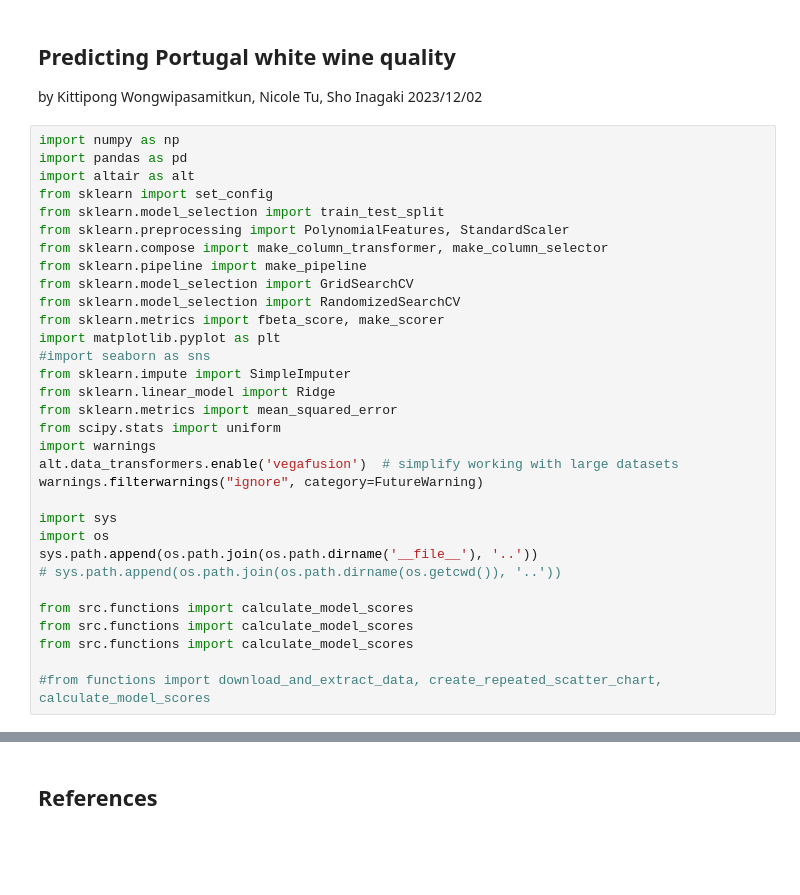
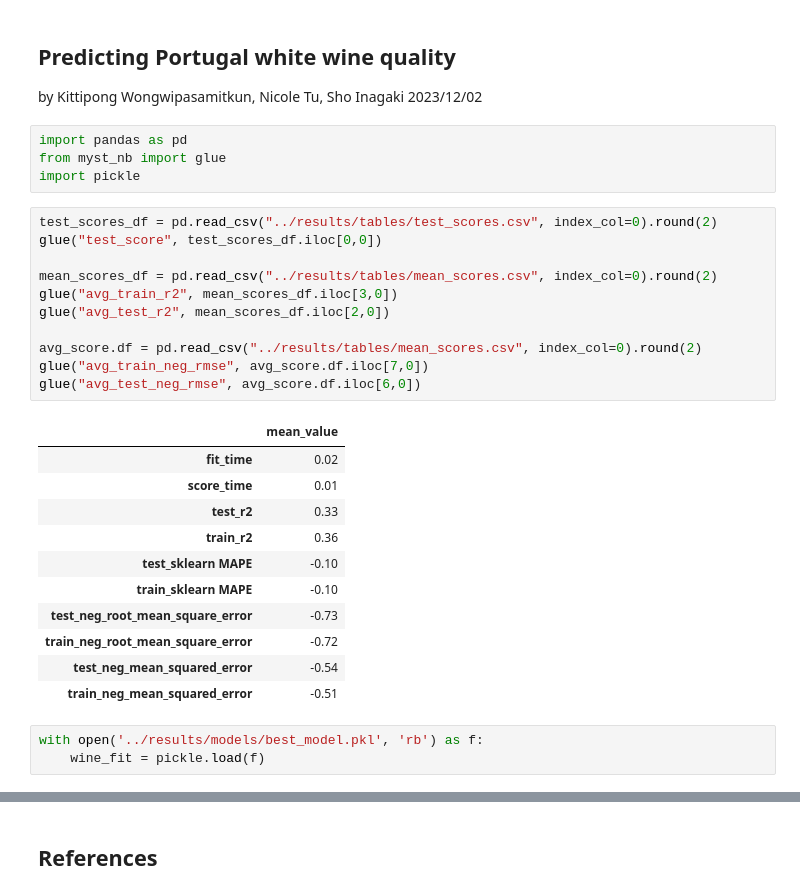
Before and after one commit to UBC-MDS/DSCI_522_group16, a Jupyter notebook: report/portugal_white_wine_quality_predictor_report.ipynb, the cells around one changed output, grey strips where cells are left out. Drawn from its saved outputs; the diff is of its cells as text; blank space fills up the shorter version.

```diff
--- a/report/portugal_white_wine_quality_predictor_report.ipynb
+++ b/report/portugal_white_wine_quality_predictor_report.ipynb
@@ -3,35 +3,33 @@
 
 by Kittipong Wongwipasamitkun, Nicole Tu, Sho Inagaki
 2023/12/02
-# %%
-import numpy as np
-import pandas as pd
-import altair as alt
-from sklearn import set_config
-from sklearn.model_selection import train_test_split
-from sklearn.preprocessing import PolynomialFeatures, StandardScaler
-from sklearn.compose import make_column_transformer, make_column_selector
-from sklearn.pipeline import make_pipeline
-from sklearn.model_selection import GridSearchCV
-from sklearn.model_selection import RandomizedSearchCV
-from sklearn.metrics import fbeta_score, make_scorer
-import matplotlib.pyplot as plt
-#import seaborn as sns
-from sklearn.impute import SimpleImputer
-from sklearn.linear_model import Ridge
-from sklearn.metrics import mean_squared_error
-from scipy.stats import uniform
-import warnings
-alt.data_transformers.enable('vegafusion')  # simplify working with large datasets
-warnings.filterwarnings("ignore", category=FutureWarning)
-
-import sys
-import os
-sys.path.append(os.path.join(os.path.dirname('__file__'), '..'))
-# sys.path.append(os.path.join(os.path.dirname(os.getcwd()), '..'))
-
-from src.functions import calculate_model_scores
-from src.functions import calculate_model_scores
-from src.functions import calculate_model_scores
-
-#from functions import download_and_extract_data, create_repeated_scatter_chart, calculate_model_scores
+# %%
+import pandas as pd
+from myst_nb import glue
+import pickle
+# %%
+test_scores_df = pd.read_csv("../results/tables/test_scores.csv", index_col=0).round(2)
+glue("test_score", test_scores_df.iloc[0,0])
+
+mean_scores_df = pd.read_csv("../results/tables/mean_scores.csv", index_col=0).round(2)
+glue("avg_train_r2", mean_scores_df.iloc[3,0])
+glue("avg_test_r2", mean_scores_df.iloc[2,0])
+
+avg_score.df = pd.read_csv("../results/tables/mean_scores.csv", index_col=0).round(2)
+glue("avg_train_neg_rmse", avg_score.df.iloc[7,0])
+glue("avg_test_neg_rmse", avg_score.df.iloc[6,0])
+# %% [output]
+|  | mean_value |
+| fit_time | 0.02 |
+| score_time | 0.01 |
+| test_r2 | 0.33 |
+| train_r2 | 0.36 |
+| test_sklearn MAPE | -0.10 |
+| train_sklearn MAPE | -0.10 |
+| test_neg_root_mean_square_error | -0.73 |
+| train_neg_root_mean_square_error | -0.72 |
+| test_neg_mean_squared_error | -0.54 |
+| train_neg_mean_squared_error | -0.51 |
+# %%
+with open('../results/models/best_model.pkl', 'rb') as f:
+    wine_fit = pickle.load(f)
```
Also changed, not shown: parts of 29 cells of this notebook, 26 other files.
